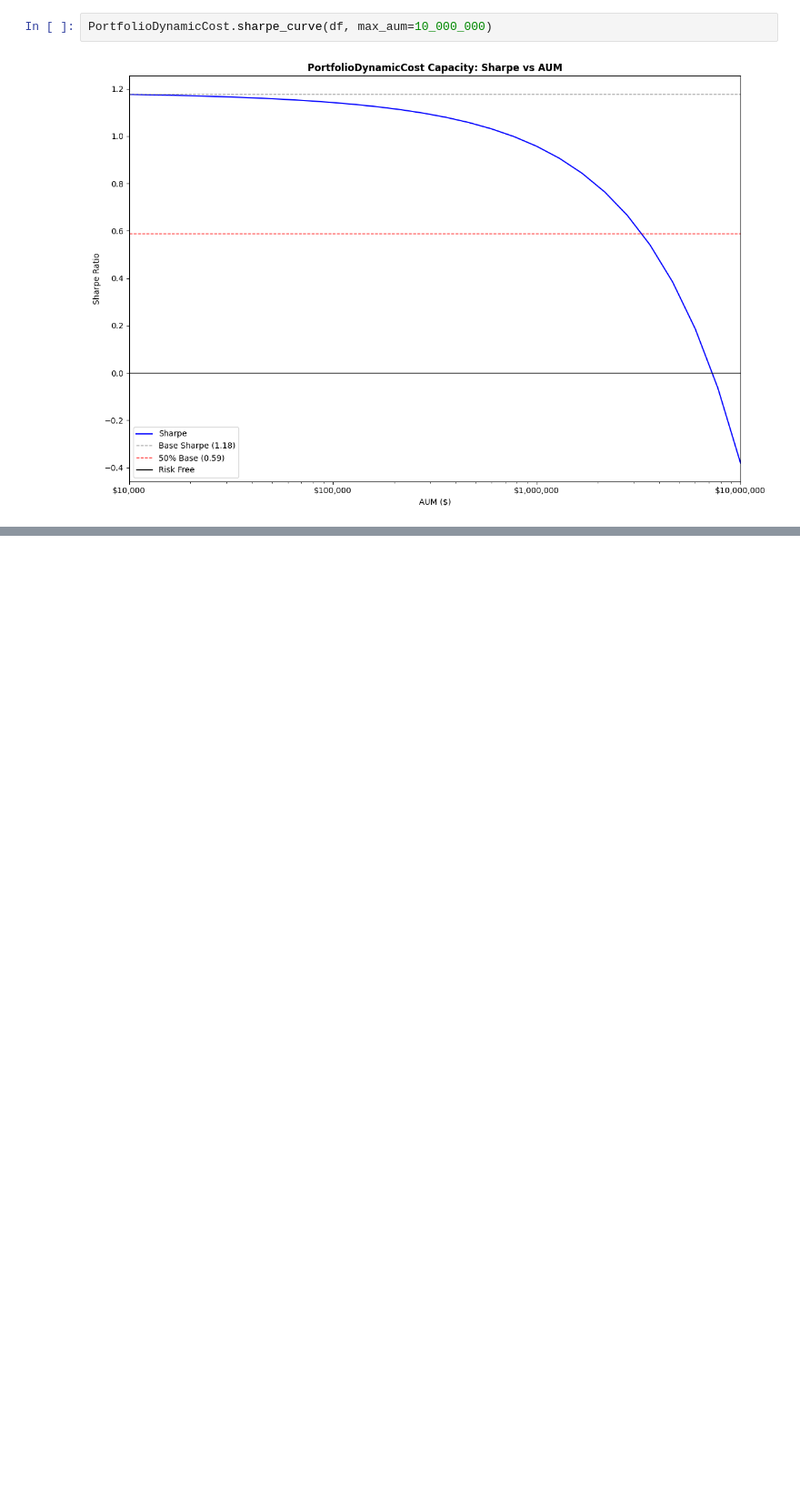
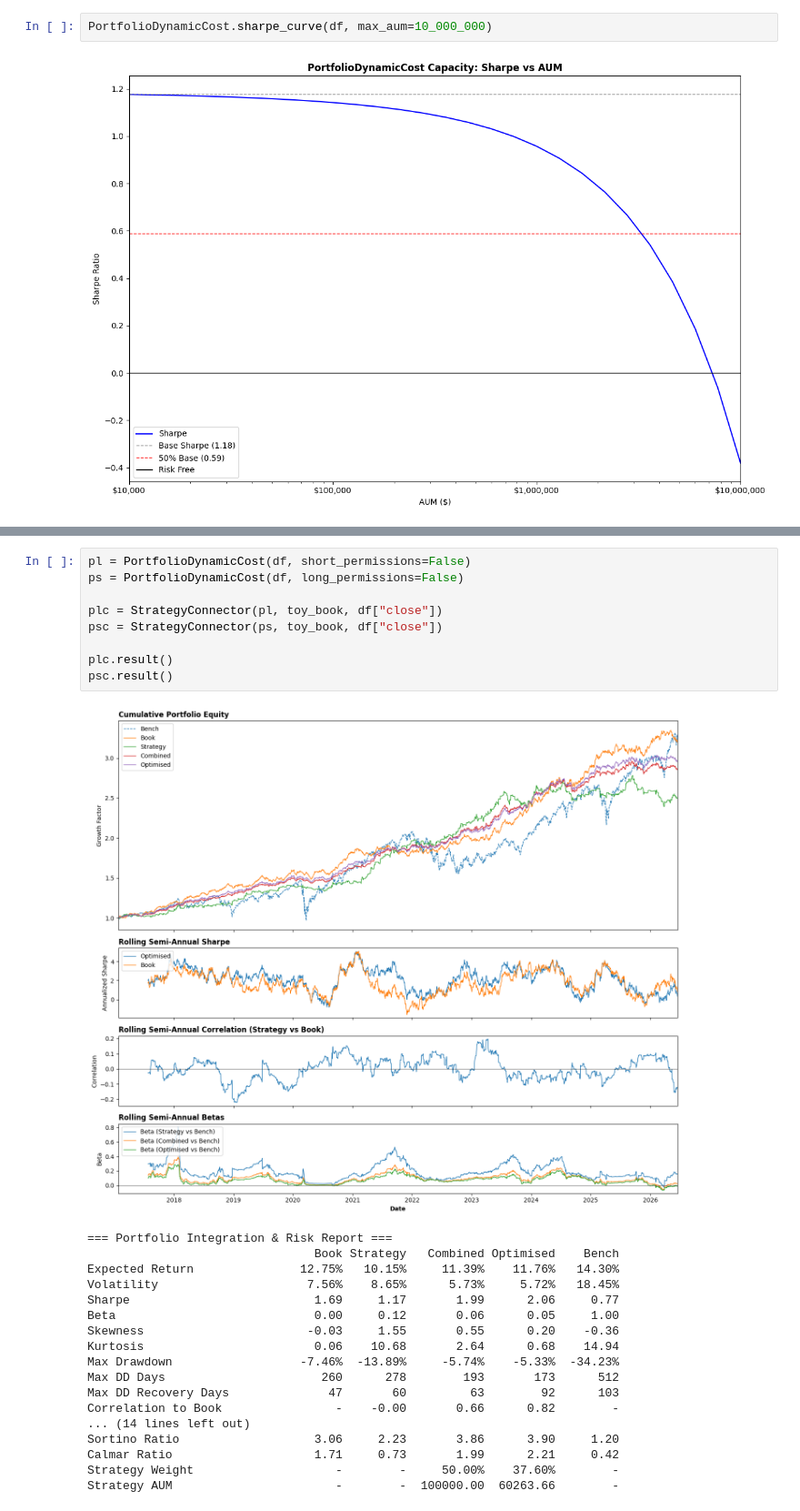
Before and after one commit to nip403/SPY-Strategy-Backtest, a Jupyter notebook: main.ipynb, the cells around one changed output, grey strips where cells are left out. Shown at 91% size. Drawn from its saved outputs; the diff is of its cells as text; blank space fills up the shorter version.

```diff
--- a/main.ipynb
+++ b/main.ipynb
@@ -114,0 +115,28 @@ Strategy AUM                        -        -  100000.00  24997.00        -
+# %%
+pl = PortfolioDynamicCost(df, short_permissions=False)
+ps = PortfolioDynamicCost(df, long_permissions=False)
+
+plc = StrategyConnector(pl, toy_book, df["close"])
+psc = StrategyConnector(ps, toy_book, df["close"])
+
+plc.result()
+psc.result()
+# %% [output]
+[figure, added]
+=== Portfolio Integration & Risk Report ===
+                                Book Strategy   Combined Optimised    Bench
+Expected Return               12.75%   10.15%     11.39%    11.76%   14.30%
+Volatility                     7.56%    8.65%      5.73%     5.72%   18.45%
+Sharpe                          1.69     1.17       1.99      2.06     0.77
+Beta                            0.00     0.12       0.06      0.05     1.00
+Skewness                       -0.03     1.55       0.55      0.20    -0.36
+Kurtosis                        0.06    10.68       2.64      0.68    14.94
+Max Drawdown                  -7.46%  -13.89%     -5.74%    -5.33%  -34.23%
+Max DD Days                      260      278        193       173      512
+Max DD Recovery Days              47       60         63        92      103
+Correlation to Book                -    -0.00       0.66      0.82        -
+... (14 lines left out)
+Sortino Ratio                   3.06     2.23       3.86      3.90     1.20
+Calmar Ratio                    1.71     0.73       1.99      2.21     0.42
+Strategy Weight                    -        -     50.00%    37.60%        -
+Strategy AUM                       -        -  100000.00  60263.66        -
```
Also changed, not shown: parts of 3 cells of this notebook, 1 other file.
